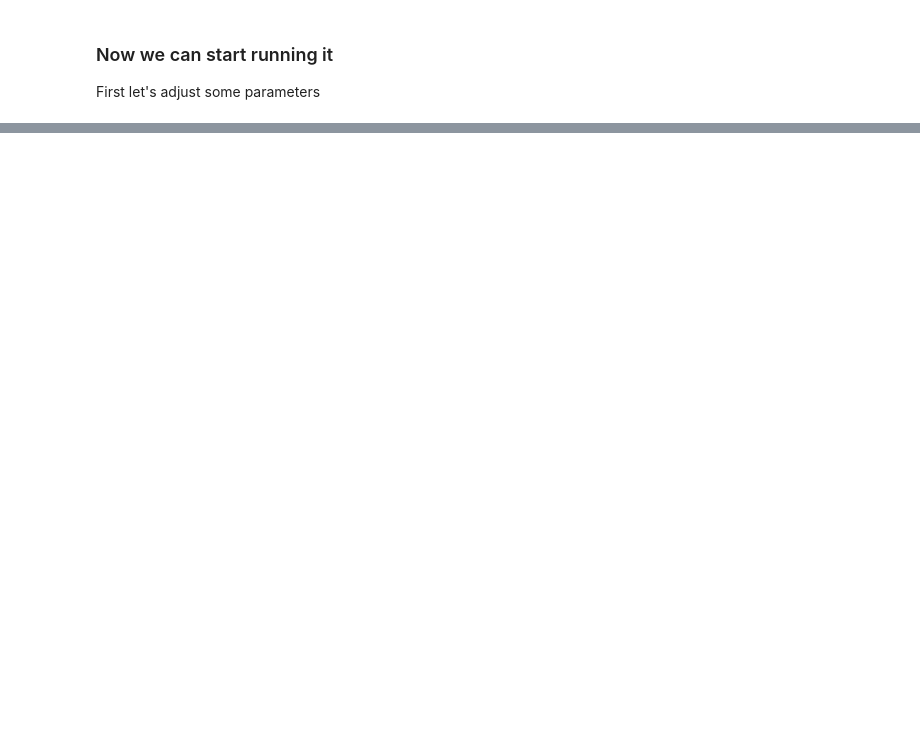
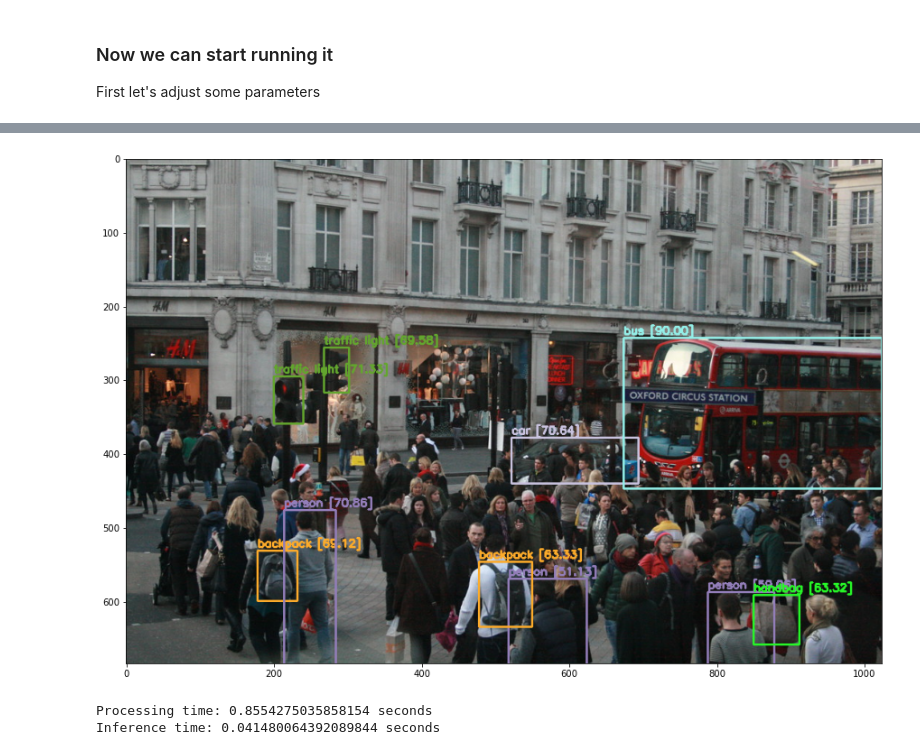
Before and after one commit to tiagodeoliveira/amazon-sagemaker-notebooks, a Jupyter notebook: yolov4_darknet/yolov4_darknet.ipynb, the cells around one changed output, grey strips where cells are left out. Saved outputs shown, nothing was run; the diff lists cells and outputs as text; code cells hidden in the pictures; blank space fills up the shorter version.

```diff
--- a/yolov4_darknet/yolov4_darknet.ipynb
+++ b/yolov4_darknet/yolov4_darknet.ipynb
@@ -103,0 +126,6 @@ Inference time: 0.043236494064331055 seconds
+# %%
+infer('https://live.staticflickr.com/7164/6492707291_9a8db89942_b.jpg')
+# %% [output]
+[figure, added]
+Processing time: 0.8554275035858154 seconds
+Inference time: 0.041480064392089844 seconds
```
Also changed, not shown: parts of 11 cells of this notebook, 1 other file.
